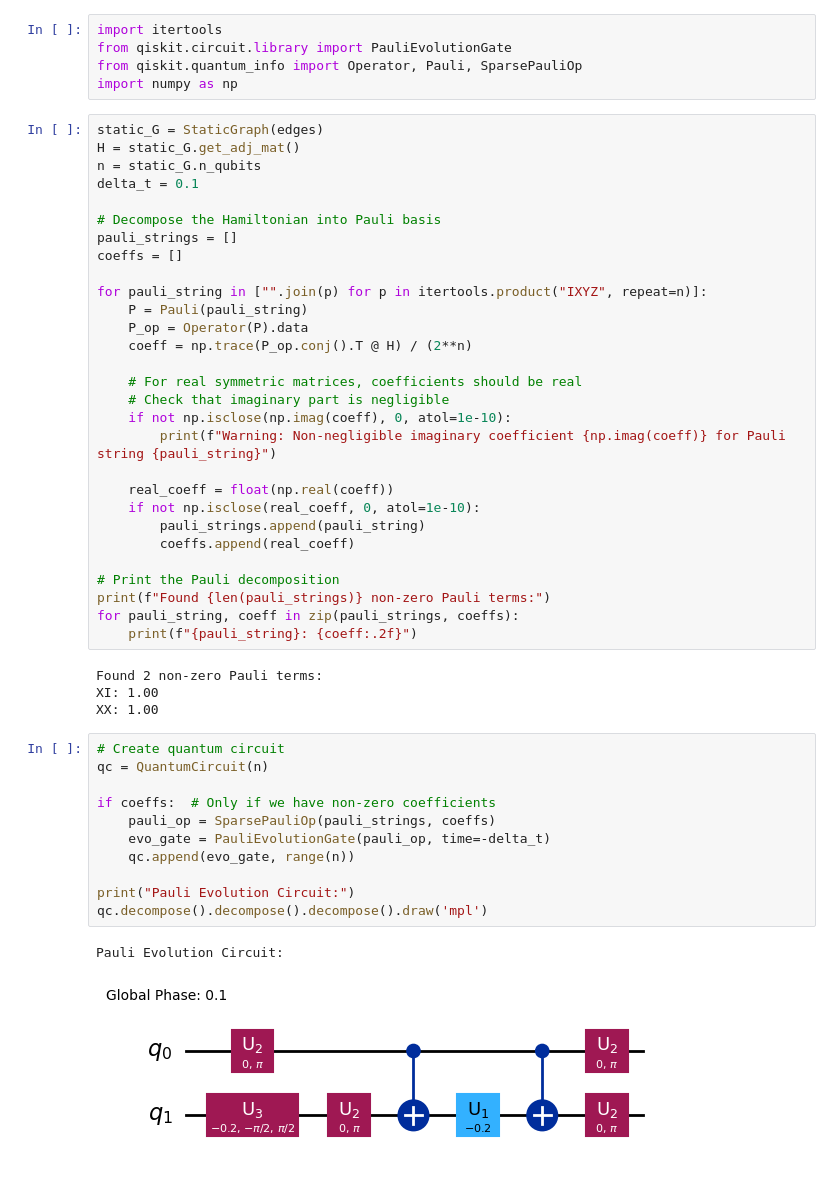
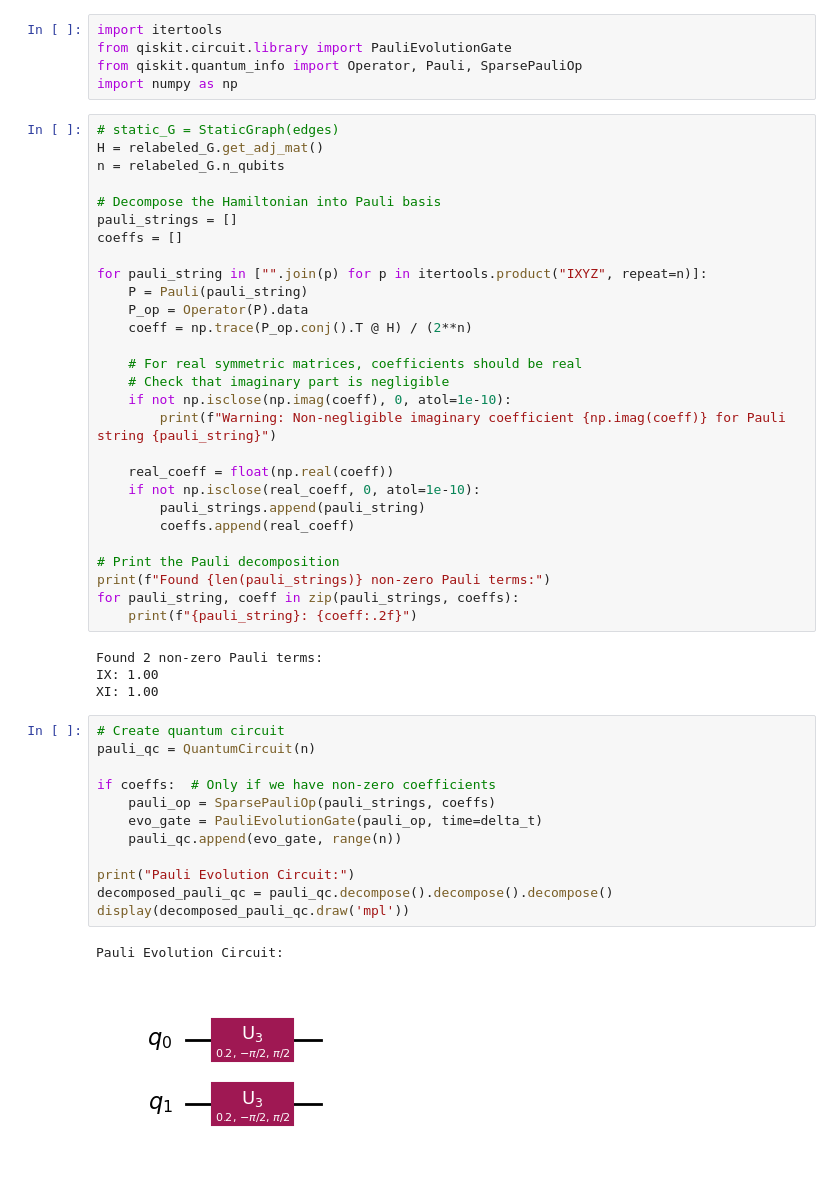
Before and after one commit to Mostafa-Atallah2020/ctqw-matching-decomp, a Jupyter notebook: examples/matching and pauli decompositions.ipynb, the cells around one changed output. Drawn from its saved outputs; the diff is of its cells as text.

Commit message:
Update the decomp example

```diff
--- a/examples/matching and pauli decompositions.ipynb
+++ b/examples/matching and pauli decompositions.ipynb
@@ -82,10 +94,9 @@ from qiskit.circuit.library import PauliEvolutionGate
 from qiskit.quantum_info import Operator, Pauli, SparsePauliOp
 import numpy as np
 # %%
-static_G = StaticGraph(edges)
-H = static_G.get_adj_mat()
-n = static_G.n_qubits
-delta_t = 0.1
+# static_G = StaticGraph(edges)
+H = relabeled_G.get_adj_mat()
+n = relabeled_G.n_qubits
 
 # Decompose the Hamiltonian into Pauli basis
 pauli_strings = []
@@ -112,19 +123,20 @@ for pauli_string, coeff in zip(pauli_strings, coeffs):
     print(f"{pauli_string}: {coeff:.2f}")
 # %% [output]
 Found 2 non-zero Pauli terms:
+IX: 1.00
 XI: 1.00
-XX: 1.00
 # %%
 # Create quantum circuit
-qc = QuantumCircuit(n)
+pauli_qc = QuantumCircuit(n)
 
 if coeffs:  # Only if we have non-zero coefficients
     pauli_op = SparsePauliOp(pauli_strings, coeffs)
-    evo_gate = PauliEvolutionGate(pauli_op, time=-delta_t)
-    qc.append(evo_gate, range(n))
+    evo_gate = PauliEvolutionGate(pauli_op, time=delta_t)
+    pauli_qc.append(evo_gate, range(n))
 
 print("Pauli Evolution Circuit:")
-qc.decompose().decompose().decompose().draw('mpl')
+decomposed_pauli_qc = pauli_qc.decompose().decompose().decompose()
+display(decomposed_pauli_qc.draw('mpl'))
 # %% [output]
 Pauli Evolution Circuit:
-[figure, old version]
+[figure, new version]
```
Also changed, not shown: parts of 8 cells of this notebook.
